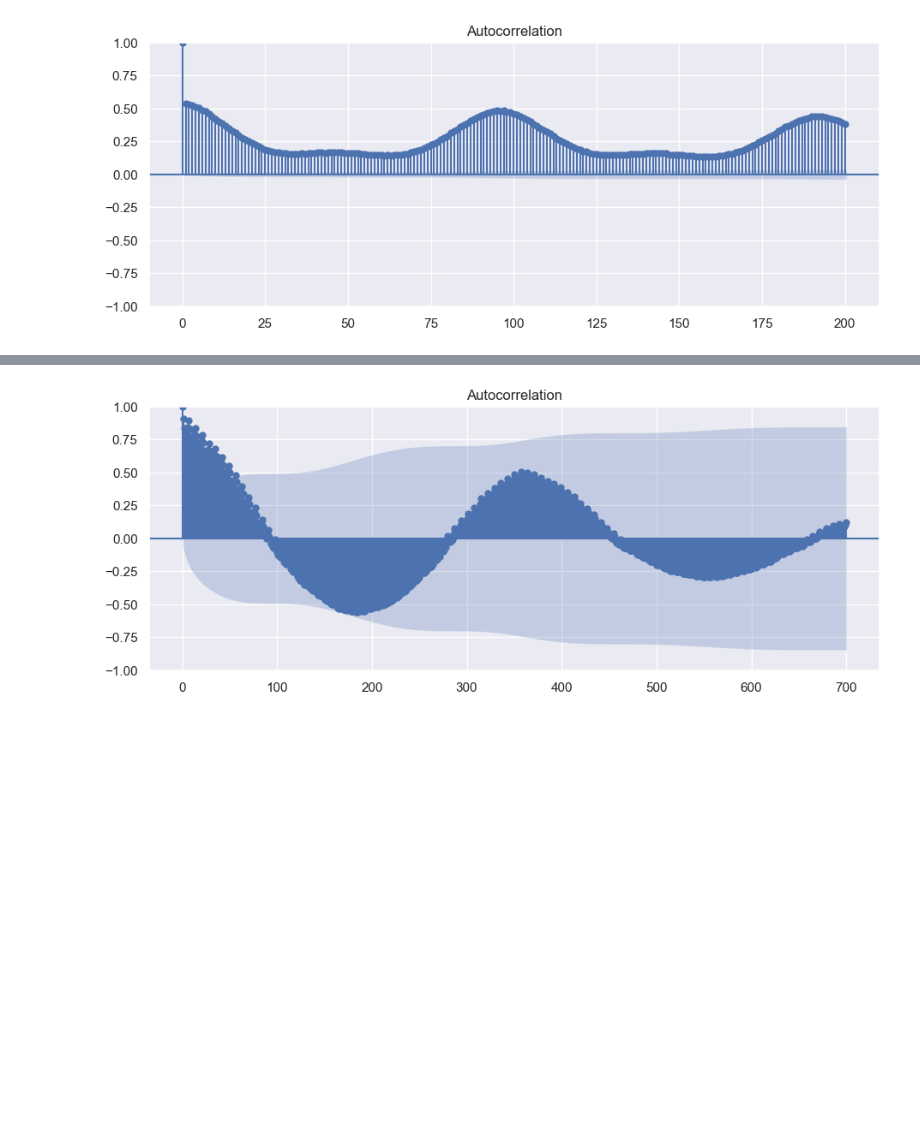
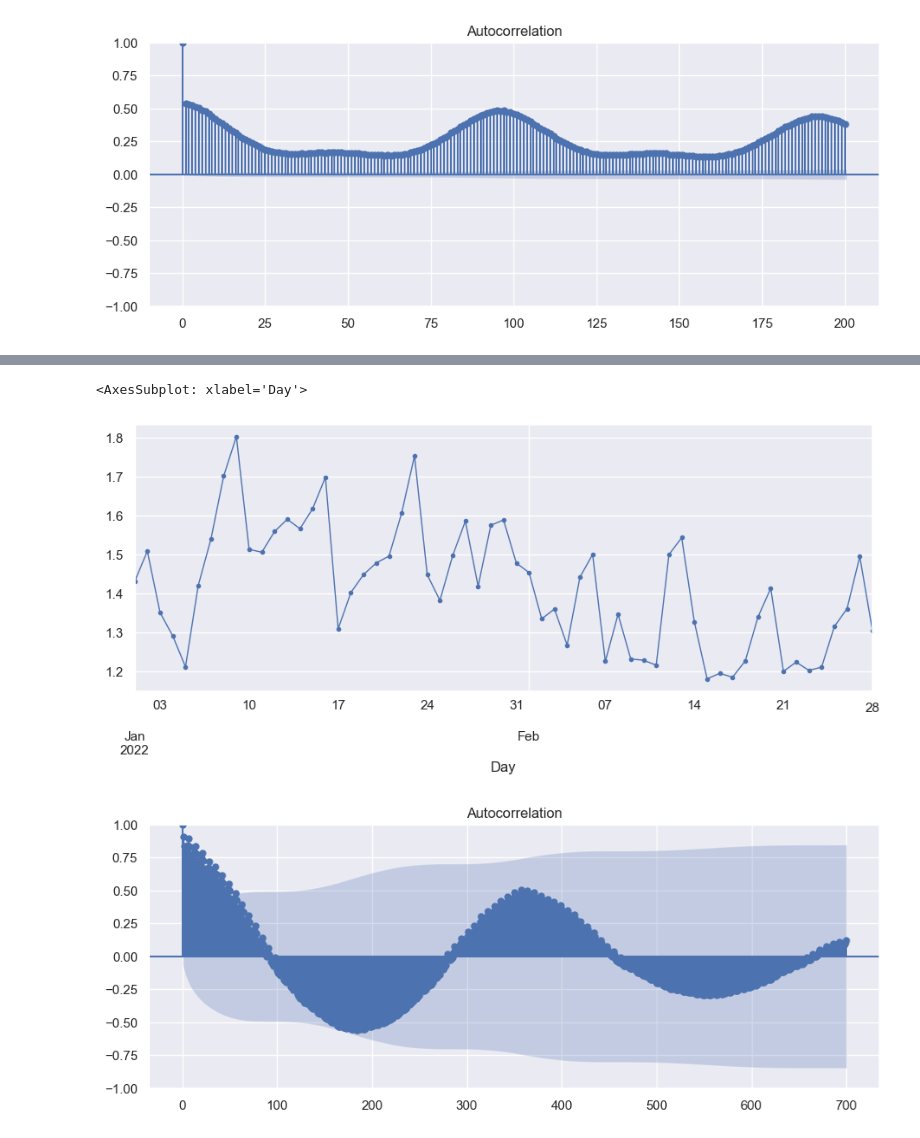
Before and after one commit to karolina-sa/Matematika-z-racunalnikom-projekt, a Jupyter notebook: analiza_casovne_vrste.ipynb, the cells around one changed output, grey strips where cells are left out. Drawn from its saved outputs; the diff is of its cells as text; code cells hidden in the pictures; blank space fills up the shorter version.

```diff
--- a/analiza_casovne_vrste.ipynb
+++ b/analiza_casovne_vrste.ipynb
@@ -73,3 +91,8 @@ podatki_daily_mean = podatki.groupby(['Day']).mean().reset_index()
+# %%
+podatki_daily_mean .loc['2022-01':'2022-02', 'Odjem ACT'].plot(marker='o', linestyle='-', linewidth=1, ms=3)
+# %% [output]
+<AxesSubplot: xlabel='Day'>
+[figure, added]
 # %%
 AFT_plot_on_daily_mean = tsaplots.plot_acf(podatki_daily_mean['Odjem ACT'], lags=700)
 # %% [output]
```
Also changed, not shown: parts of 3 cells of this notebook.
